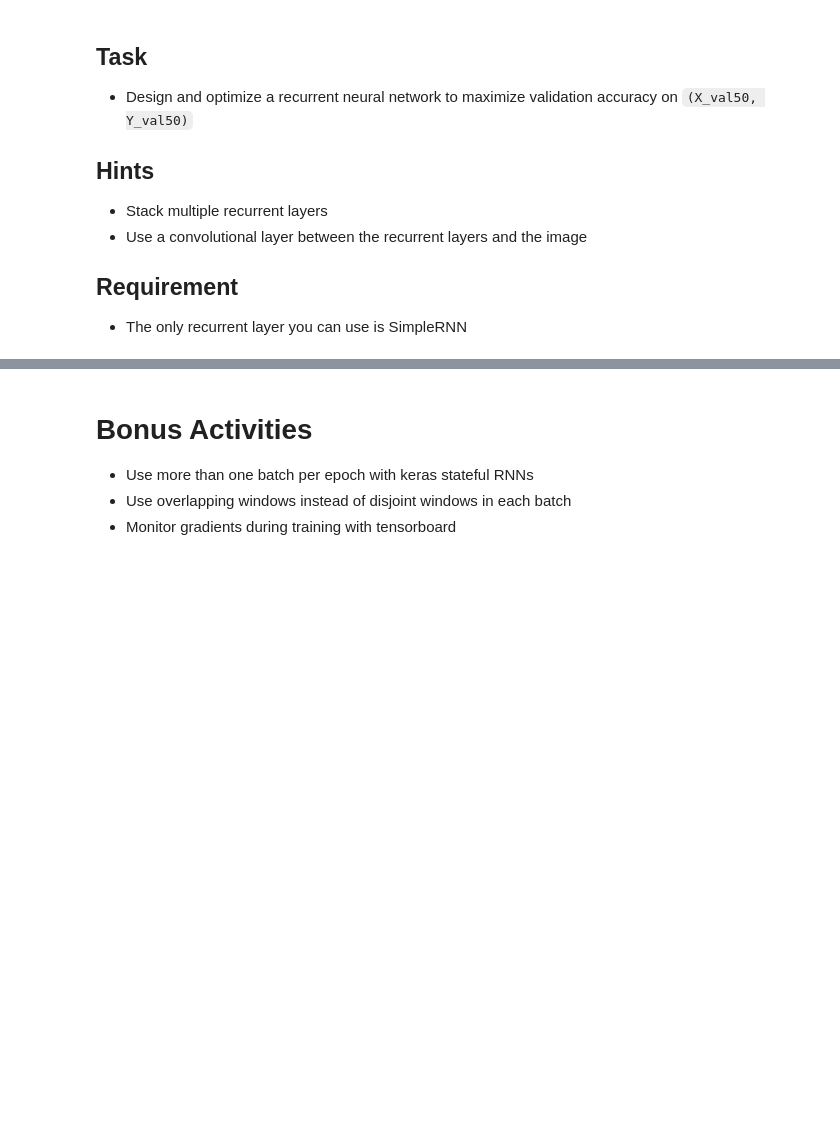
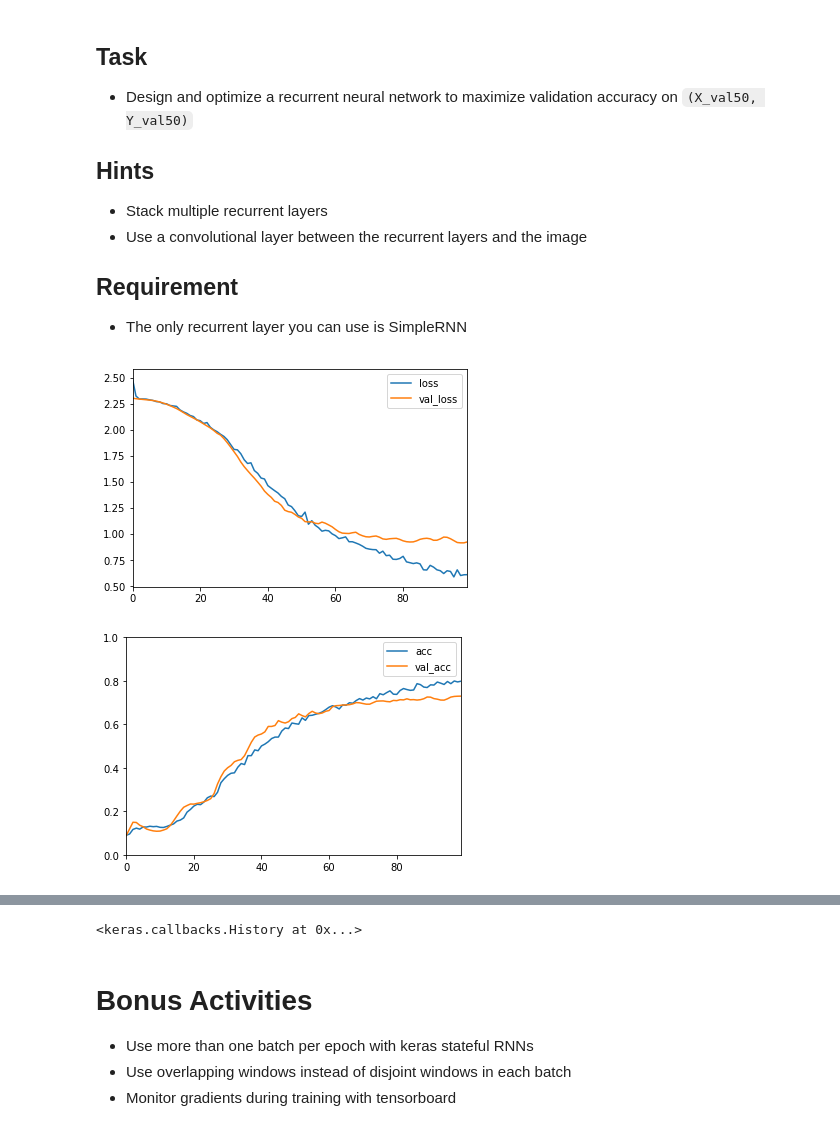
Before and after one commit to jonhilgart22/DSCI-6005-deep-learning, a Jupyter notebook: week_4_sequence_learning/4_1_am_rnn/lab_video_mnist_SUBMISSION.ipynb, the cells around one changed output, grey strips where cells are left out. Cells and saved outputs as stored; diff of their text form; code cells hidden in the pictures; blank space fills up the shorter version.

```diff
--- a/week_4_sequence_learning/4_1_am_rnn/lab_video_mnist_SUBMISSION.ipynb
+++ b/week_4_sequence_learning/4_1_am_rnn/lab_video_mnist_SUBMISSION.ipynb
@@ -419,0 +423,35 @@ Epoch 50/50
+# %%
+import IPython
+import keras
+import matplotlib.pyplot as plt
+import pandas as pd
+%matplotlib inline
+
+class TrainingVisualizer(keras.callbacks.History):
+    def on_epoch_end(self, epoch, logs={}):
+        super().on_epoch_end(epoch, logs)
+        IPython.display.clear_output(wait=True)
+        pd.DataFrame({key: value for key, value in self.history.items() if key.endswith('loss')}).plot()
+        axes = pd.DataFrame({key: value for key, value in self.history.items() if key.endswith('acc')}).plot()
+        axes.set_ylim([0, 1])
+        plt.show()
+# %%
+modelfinal = Sequential()
+
+modelfinal.add(SimpleRNN(128,activation='relu',batch_input_shape=(50,60,784),return_sequences=True,dropout=.3,
+                         recurrent_dropout=.1))
+
+modelfinal.add(TimeDistributed(Dense(200,activation='relu')))
+modelfinal.add(Dropout(.3))
+modelfinal.add(SimpleRNN(128,activation='relu',return_sequences=True,dropout=.3,recurrent_dropout=.1))
+modelfinal.add(TimeDistributed(Dense(200,activation='relu')))
+#modelfinal.add(TimeDistributed(Conv1D(10,2)))
+modelfinal.add(Dropout(.3))
+modelfinal.add(SimpleRNN(256,activation='relu',return_sequences=True,dropout=.3,recurrent_dropout=.1))
+modelfinal.add(TimeDistributed(Dense(10,activation='softmax')))
+modelfinal.summary()
+modelfinal.compile(optimizer='adam', loss='categorical_crossentropy',metrics=['accuracy'])
+modelfinal.fit(X_train50,y_train50, batch_size=50,epochs=100,validation_data=[X_val50,y_val50], callbacks=[TrainingVisualizer()])
+# %% [output]
+[figure, added]
+[figure, added]
@@ -420,3 +459,4 @@ Epoch 50/50
+<keras.callbacks.History at 0x...>
 # %% [markdown]
 # Bonus Activities
 
```
Also changed, not shown: parts of 4 cells of this notebook, 1 other file.
